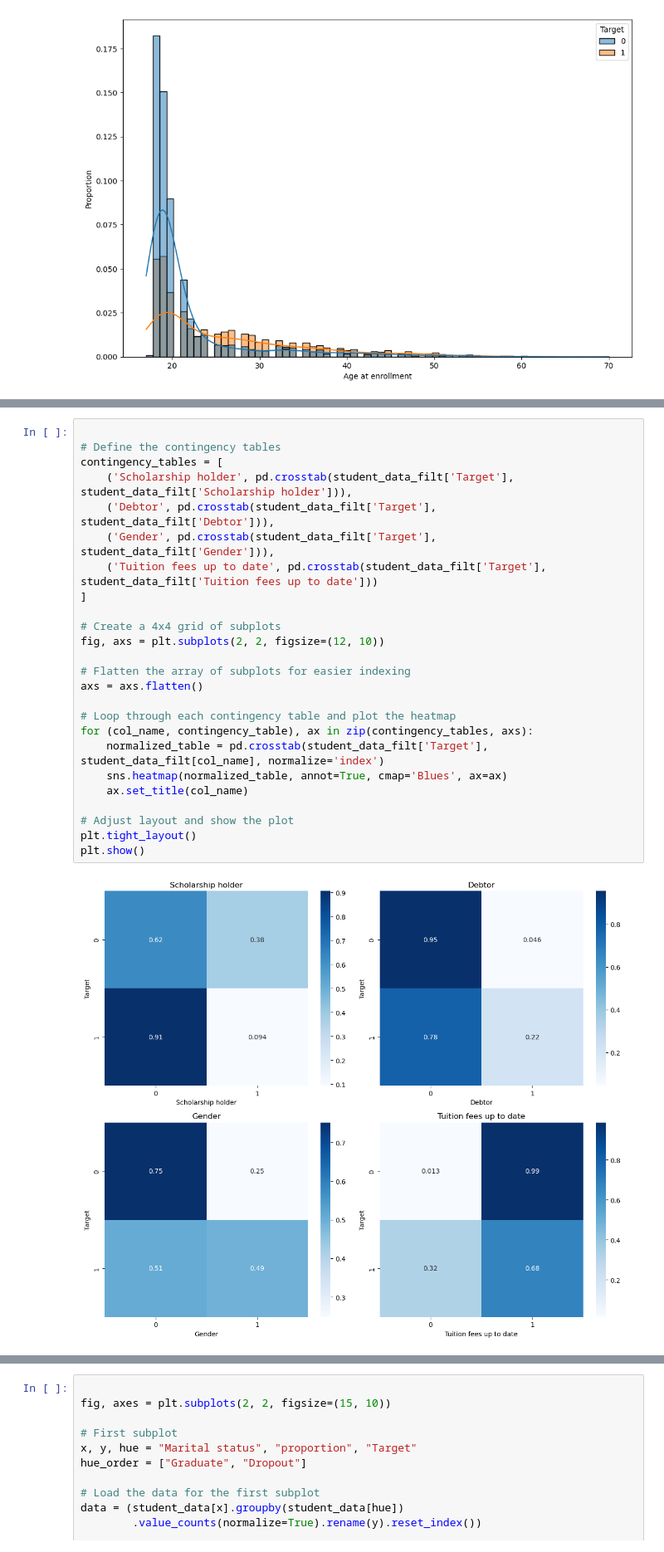
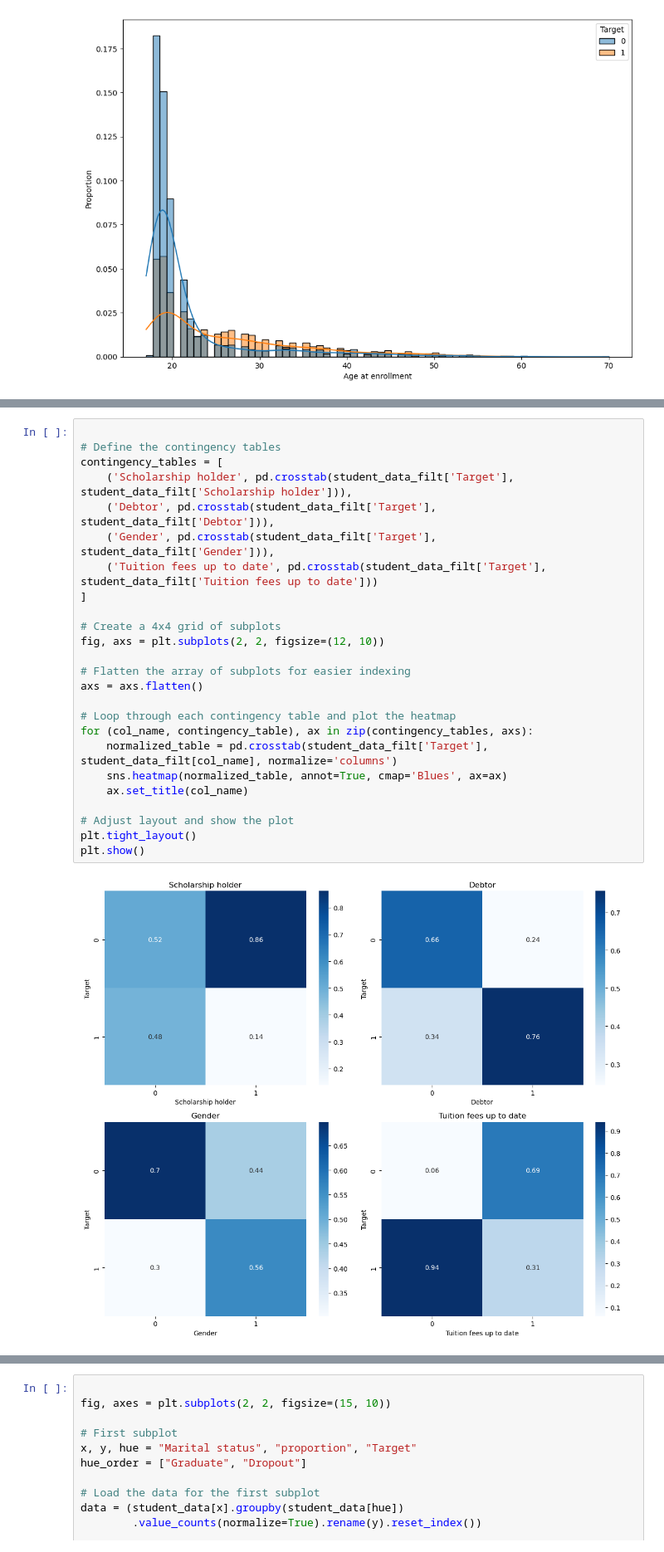
Before and after one commit to Kevin-Kwasnik/student-dropout-prediction, a Jupyter notebook: 2.Analysis/EDA.ipynb, the cells around one changed output, grey strips where cells are left out. Shown at 83% size. Drawn from its saved outputs; the diff is of its cells as text.

```diff
--- a/2.Analysis/EDA.ipynb
+++ b/2.Analysis/EDA.ipynb
@@ -211,27 +213,27 @@ plt.show()
 # %%
 
 # Define the contingency tables
 contingency_tables = [
     ('Scholarship holder', pd.crosstab(student_data_filt['Target'], student_data_filt['Scholarship holder'])),
     ('Debtor', pd.crosstab(student_data_filt['Target'], student_data_filt['Debtor'])),
     ('Gender', pd.crosstab(student_data_filt['Target'], student_data_filt['Gender'])),
     ('Tuition fees up to date', pd.crosstab(student_data_filt['Target'], student_data_filt['Tuition fees up to date']))
 ]
 
 # Create a 4x4 grid of subplots
 fig, axs = plt.subplots(2, 2, figsize=(12, 10))
 
 # Flatten the array of subplots for easier indexing
 axs = axs.flatten()
 
 # Loop through each contingency table and plot the heatmap
 for (col_name, contingency_table), ax in zip(contingency_tables, axs):
-    normalized_table = pd.crosstab(student_data_filt['Target'], student_data_filt[col_name], normalize='index')
+    normalized_table = pd.crosstab(student_data_filt['Target'], student_data_filt[col_name], normalize='columns')
     sns.heatmap(normalized_table, annot=True, cmap='Blues', ax=ax)
     ax.set_title(col_name)
 
 # Adjust layout and show the plot
 plt.tight_layout()
 plt.show()
 # %% [output]
-[figure, old version]
+[figure, new version]
```
Also changed, not shown: parts of 4 cells of this notebook.
